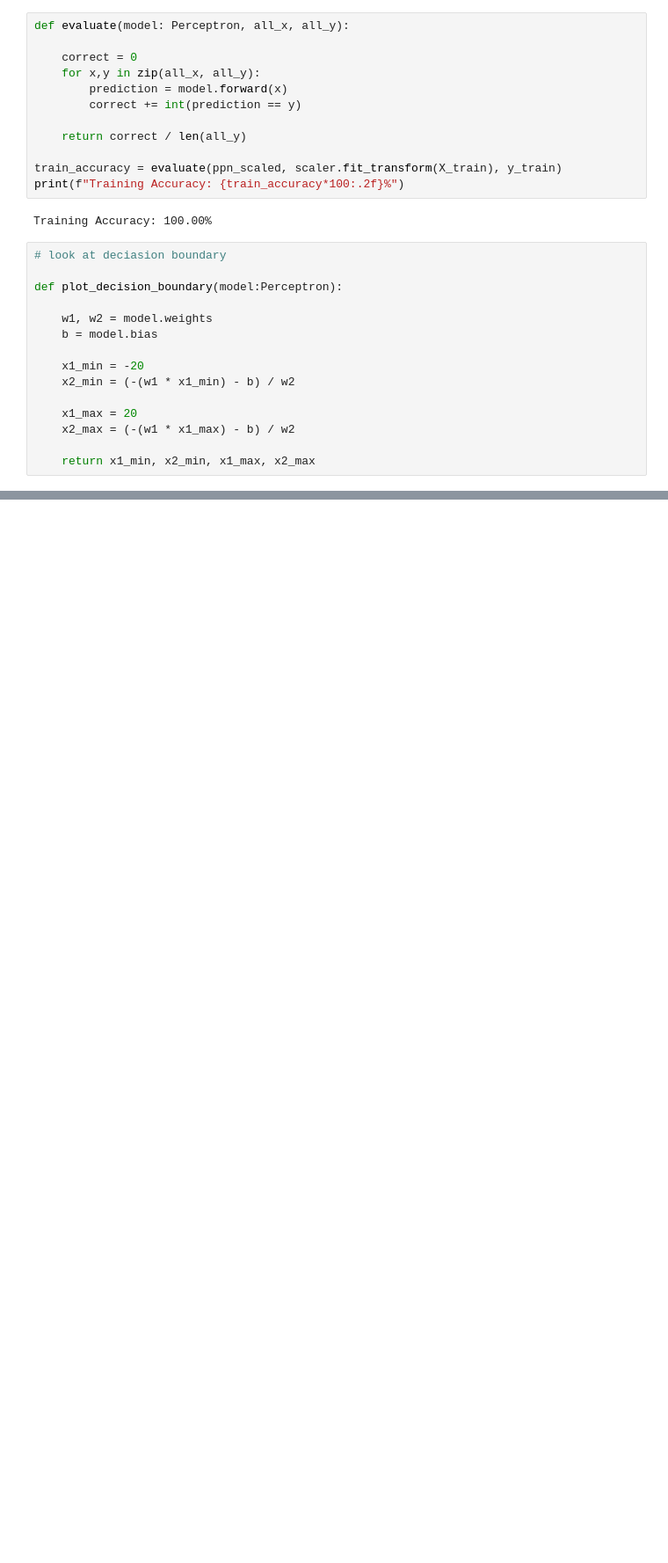
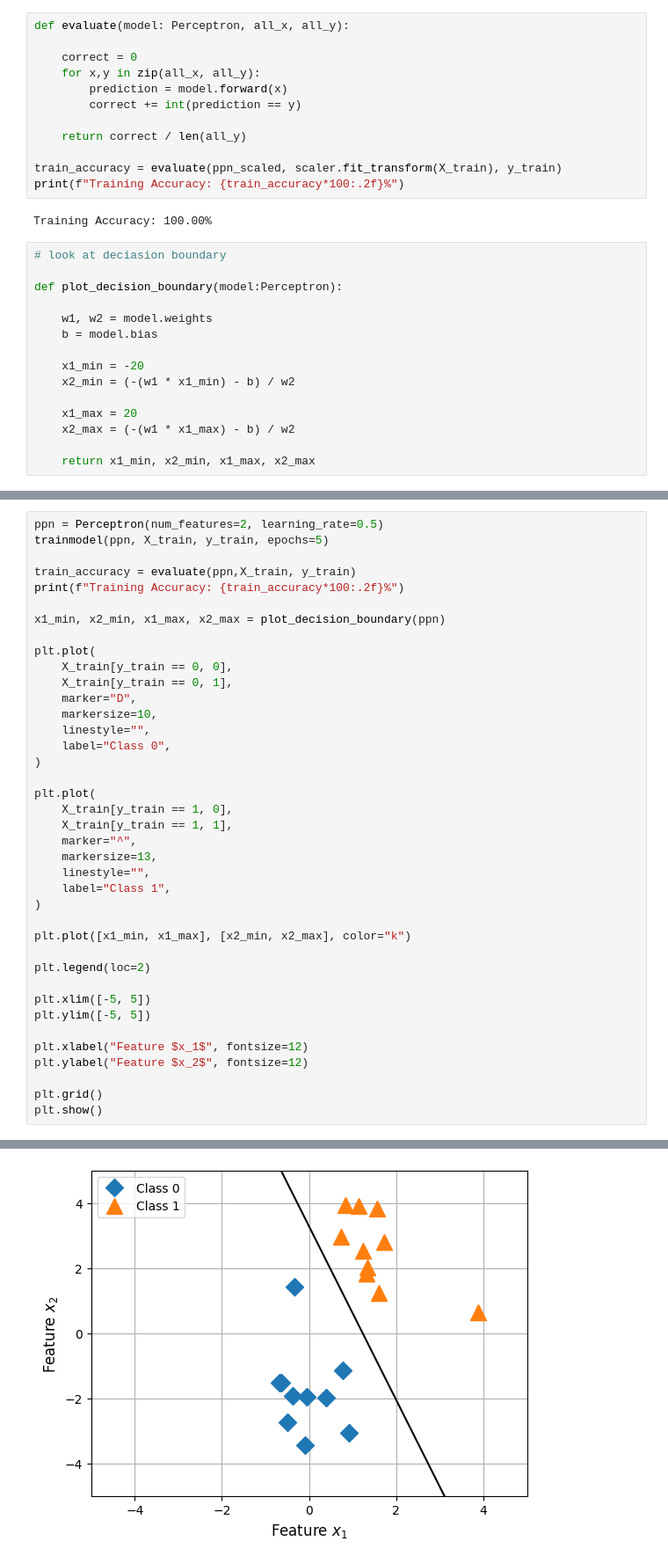
Before and after one commit to slackroo/seb_pytorch, a Jupyter notebook: 01_perceptorn.ipynb, the cells around one changed output, grey strips where cells are left out. Shown: that part at 88% size. Saved outputs shown, nothing was run; the diff lists cells and outputs as text; blank space fills up the shorter version.

```diff
--- a/01_perceptorn.ipynb
+++ b/01_perceptorn.ipynb
@@ -313,0 +452,40 @@ plt.show()
+# %%
+ppn = Perceptron(num_features=2, learning_rate=0.5)
+trainmodel(ppn, X_train, y_train, epochs=5)
+
+train_accuracy = evaluate(ppn,X_train, y_train)
+print(f"Training Accuracy: {train_accuracy*100:.2f}%")
+
+x1_min, x2_min, x1_max, x2_max = plot_decision_boundary(ppn)
+
+plt.plot(
+    X_train[y_train == 0, 0],
+    X_train[y_train == 0, 1],
+    marker="D",
+    markersize=10,
+    linestyle="",
+    label="Class 0",
+)
+
+plt.plot(
+    X_train[y_train == 1, 0],
+    X_train[y_train == 1, 1],
+    marker="^",
+    markersize=13,
+    linestyle="",
+    label="Class 1",
+)
+
+plt.plot([x1_min, x1_max], [x2_min, x2_max], color="k")
+
+plt.legend(loc=2)
+
+plt.xlim([-5, 5])
+plt.ylim([-5, 5])
+
+plt.xlabel("Feature $x_1$", fontsize=12)
+plt.ylabel("Feature $x_2$", fontsize=12)
+
+plt.grid()
+plt.show()
+# %% [output]
@@ -313,0 +498 @@ plt.show()
+[figure, added]
```
Also changed, not shown: parts of 8 cells of this notebook.
